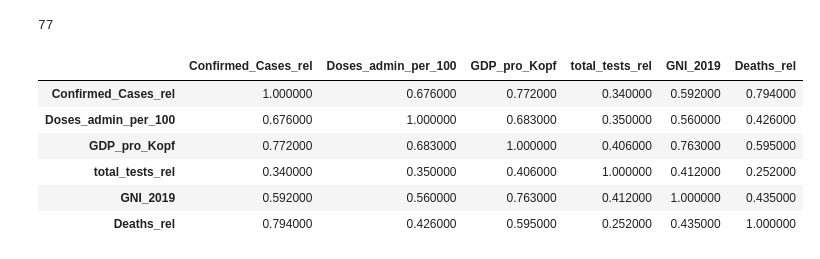
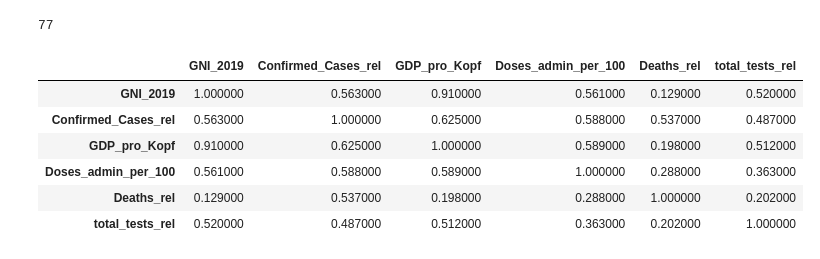
Before and after one commit to espelling/Bachelor_thesis, a Jupyter notebook: EDA.ipynb, the cells around one changed output. Drawn from its saved outputs; the diff is of its cells as text; code cells hidden in the pictures.

```diff
--- a/EDA.ipynb
+++ b/EDA.ipynb
@@ -159,14 +159,14 @@ data_scatter_tests['Country'].nunique()
 # %%
 #Korrelationsmatrix nach Spearman -> da nicht linearer Zusammenhang
 df_corr = df[df['Date'] == "2022-05-01"]
 df_corr = df_corr[{"GNI_2019", 'Doses_admin_per_100', 'Deaths_rel', "Confirmed_Cases_rel", "total_tests_rel", "GDP_pro_Kopf"}]
 
-df_corr.corr(method="spearman").round(3).style.background_gradient(cmap='YlOrRd', high=0.5)
+df_corr.corr(method="pearson").round(3).style.background_gradient(cmap='YlOrRd', high=0.5)
 # %% [output]
-|  | Confirmed_Cases_rel | Doses_admin_per_100 | GDP_pro_Kopf | total_tests_rel | GNI_2019 | Deaths_rel |
-| Confirmed_Cases_rel | 1.000000 | 0.676000 | 0.772000 | 0.340000 | 0.592000 | 0.794000 |
-| Doses_admin_per_100 | 0.676000 | 1.000000 | 0.683000 | 0.350000 | 0.560000 | 0.426000 |
-| GDP_pro_Kopf | 0.772000 | 0.683000 | 1.000000 | 0.406000 | 0.763000 | 0.595000 |
-| total_tests_rel | 0.340000 | 0.350000 | 0.406000 | 1.000000 | 0.412000 | 0.252000 |
-| GNI_2019 | 0.592000 | 0.560000 | 0.763000 | 0.412000 | 1.000000 | 0.435000 |
-| Deaths_rel | 0.794000 | 0.426000 | 0.595000 | 0.252000 | 0.435000 | 1.000000 |
+|  | GNI_2019 | Confirmed_Cases_rel | GDP_pro_Kopf | Doses_admin_per_100 | Deaths_rel | total_tests_rel |
+| GNI_2019 | 1.000000 | 0.563000 | 0.910000 | 0.561000 | 0.129000 | 0.520000 |
+| Confirmed_Cases_rel | 0.563000 | 1.000000 | 0.625000 | 0.588000 | 0.537000 | 0.487000 |
+| GDP_pro_Kopf | 0.910000 | 0.625000 | 1.000000 | 0.589000 | 0.198000 | 0.512000 |
+| Doses_admin_per_100 | 0.561000 | 0.588000 | 0.589000 | 1.000000 | 0.288000 | 0.363000 |
+| Deaths_rel | 0.129000 | 0.537000 | 0.198000 | 0.288000 | 1.000000 | 0.202000 |
+| total_tests_rel | 0.520000 | 0.487000 | 0.512000 | 0.363000 | 0.202000 | 1.000000 |
```
Also changed, not shown: parts of 3 cells of this notebook, 1 other file.
